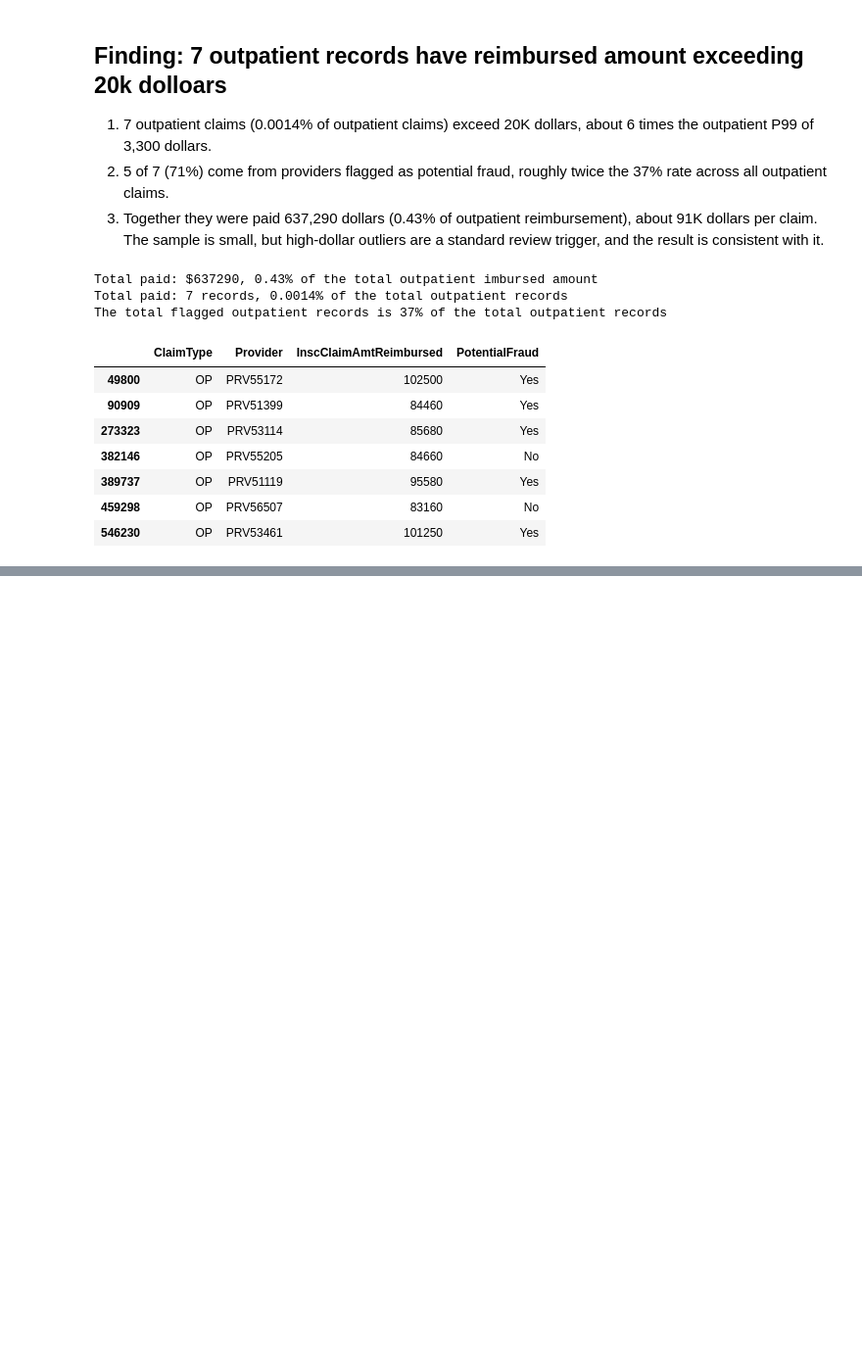
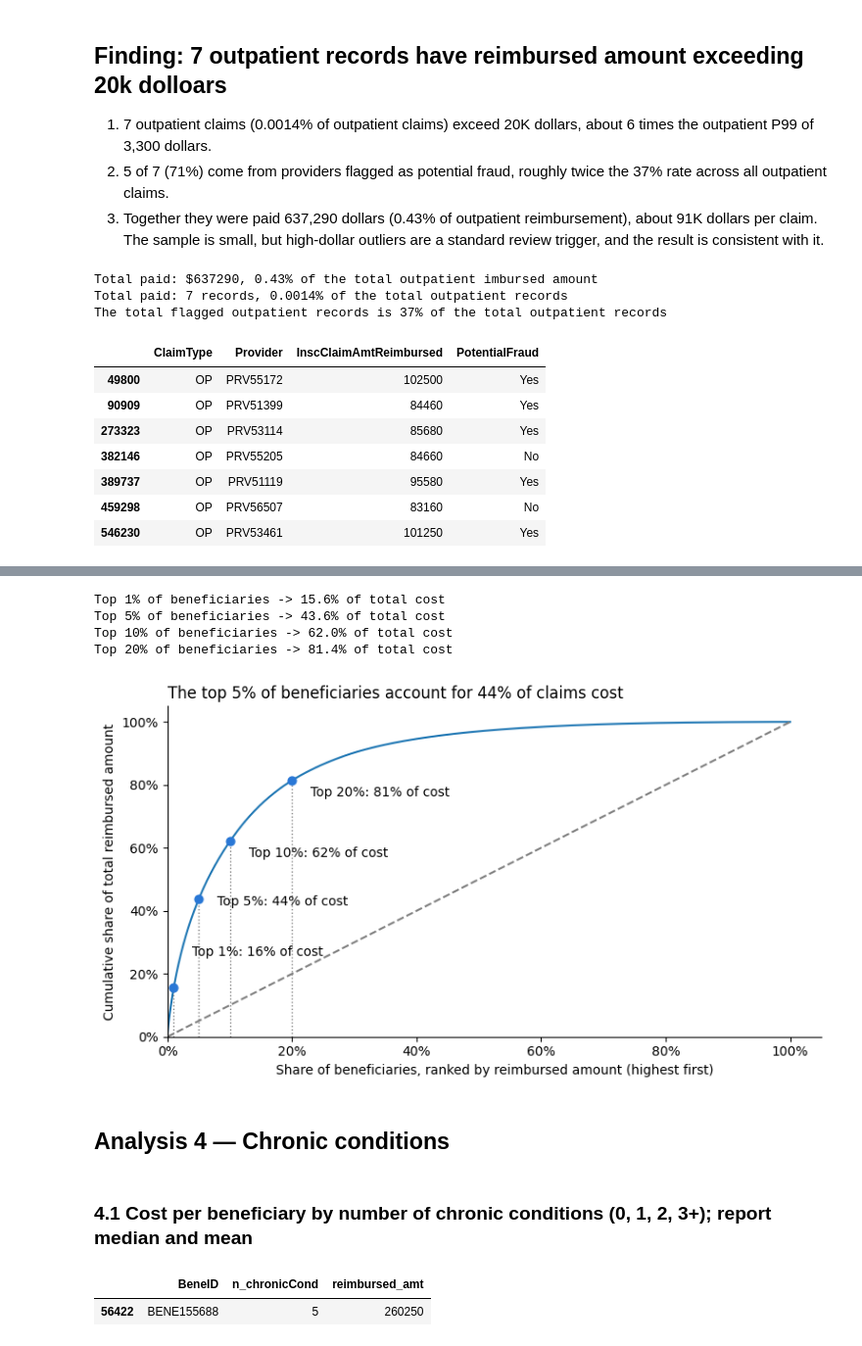
Before and after one commit to sophiaYishan/us_healthcare_claims_analysis, a Jupyter notebook: claim-analysis.ipynb, the cells around one changed output, grey strips where cells are left out. Shown at 98% size. Saved outputs shown, nothing was run; the diff lists cells and outputs as text; code cells hidden in the pictures; blank space fills up the shorter version.

Commit message:
Add files via upload
added analysis 3 & 4

```diff
--- a/claim-analysis.ipynb
+++ b/claim-analysis.ipynb
@@ -948,0 +952,7 @@ op_claims_above_20k[['ClaimType','Provider','InscClaimAmtReimbursed','PotentialF
+# %%
+reimbursed_by_bene = claims_w_bene.groupby('BeneID').agg(reimbursed_amt = ('InscClaimAmtReimbursed', 'sum')).reset_index().sort_values(by = 'reimbursed_amt', ascending = False)
+reimbursed_by_bene['running_total_reimbursed_amt'] = reimbursed_by_bene.reimbursed_amt.cumsum()
+reimbursed_by_bene['%running_total_reimbursed_amt_of_total'] = reimbursed_by_bene['running_total_reimbursed_amt'] / reimbursed_by_bene.reimbursed_amt.sum()
+reimbursed_by_bene.index = range(1, len(reimbursed_by_bene) + 1)
+reimbursed_by_bene['ranked_bene_by_top_percentile'] = reimbursed_by_bene.index / len(reimbursed_by_bene)
+reimbursed_by_bene
@@ -948,0 +973,48 @@ op_claims_above_20k[['ClaimType','Provider','InscClaimAmtReimbursed','PotentialF
+# %%
+from matplotlib.ticker import PercentFormatter
+import numpy as np
+fig, ax = plt.subplots(figsize=(8, 4.5))
+sns.lineplot(data=reimbursed_by_bene, x='ranked_bene_by_top_percentile', y='%running_total_reimbursed_amt_of_total', ax=ax)
+ax.plot([0, 1], [0, 1], linestyle='--', color = 'grey')
+ax.xaxis.set_major_formatter(PercentFormatter(1.0))
+ax.yaxis.set_major_formatter(PercentFormatter(1.0))
+ax.set_xlim(0, 1.05)
+ax.set_ylim(0, 1.05)
+ax.set_xlabel('Share of beneficiaries, ranked by reimbursed amount (highest first)')
+ax.set_ylabel('Cumulative share of total reimbursed amount')
+
+y_values = np.asarray(reimbursed_by_bene['%running_total_reimbursed_amt_of_total'])
+n = reimbursed_by_bene.shape[0]
+label_offsets = {0.01: 0.1, 0.05: -0.02, 0.10: -0.05, 0.2: -0.05}
+for p in [0.01, 0.05, 0.10, 0.2]:
+    position = int(p * n) - 1
+    share = y_values[position]
+    ax.scatter(p, share, color='#2a78d6', s=40, zorder=3)
+    ax.vlines(p, 0, share, colors='grey', linestyles=':', linewidth=1)
+    ax.annotate(f"Top {p:.0%}: {share:.0%} of cost",
+                xy=(p, share),
+                xytext=(p + 0.03, share + label_offsets[p]),
+                fontsize=10)
+
+    print(f"Top {p:.0%} of beneficiaries -> {share:.1%} of total cost")
+
+sns.despine()
+ax.set_title(f'The top {0.05:.0%} of beneficiaries account for {y_values[int(0.05 * n) - 1]:.0%} of claims cost', loc = 'left')
+plt.tight_layout()
+plt.show()
+# %% [output]
+Top 1% of beneficiaries -> 15.6% of total cost
+Top 5% of beneficiaries -> 43.6% of total cost
+Top 10% of beneficiaries -> 62.0% of total cost
+Top 20% of beneficiaries -> 81.4% of total cost
+[figure, added]
+# %% [markdown]
+## Analysis 4 — Chronic conditions
+# %% [markdown]
+### 4.1 Cost per beneficiary by number of chronic conditions (0, 1, 2, 3+); report median and mean
+# %%
+reimbursed_by_bene_n_chronic_count = claims_w_bene.groupby(['BeneID', 'n_chronicCond']).agg(reimbursed_amt = ('InscClaimAmtReimbursed', 'sum')).reset_index().sort_values(by = 'reimbursed_amt', ascending = False)
+reimbursed_by_bene_n_chronic_count.head(1)
+# %% [output]
+|  | BeneID | n_chronicCond | reimbursed_amt |
+| 56422 | BENE155688 | 5 | 260250 |
```
Also changed, not shown: parts of 19 cells of this notebook.
